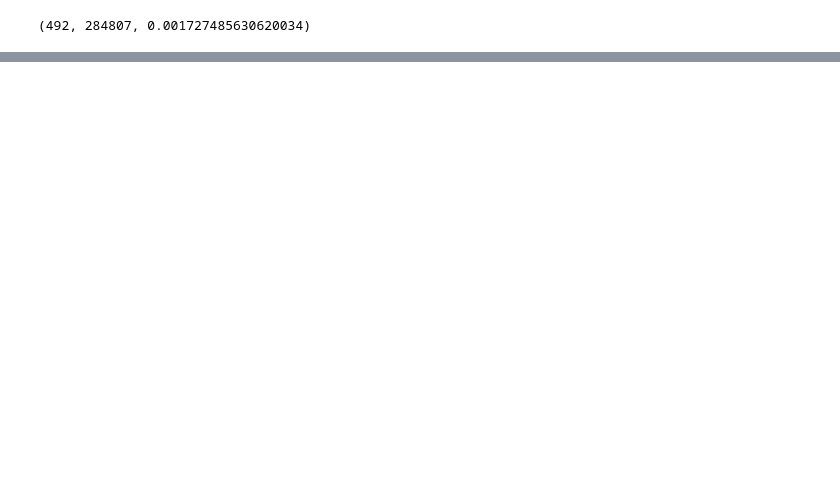
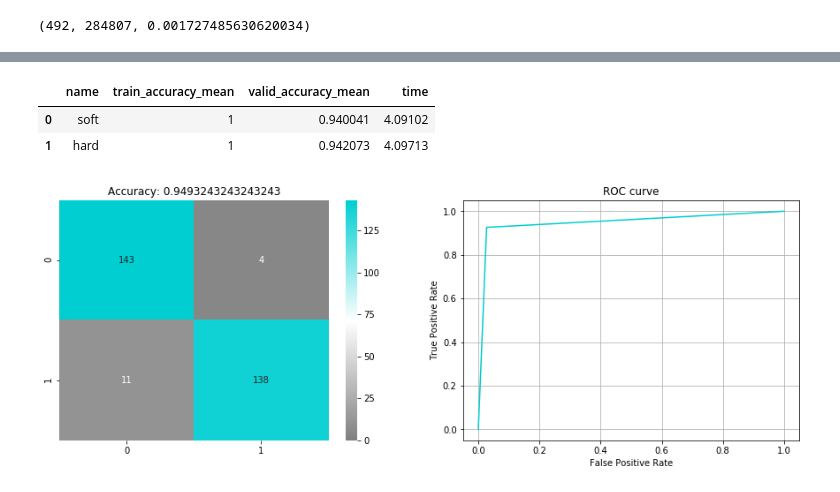
Before and after one commit to Gin04gh/datascience, a Jupyter notebook: kaggle_dataset_credit_card_fraud_detection/notebook.ipynb, the cells around one changed output, grey strips where cells are left out. Drawn from its saved outputs; the diff is of its cells as text; code cells hidden in the pictures; blank space fills up the shorter version.

```diff
--- a/kaggle_dataset_credit_card_fraud_detection/notebook.ipynb
+++ b/kaggle_dataset_credit_card_fraud_detection/notebook.ipynb
@@ -60,0 +389,43 @@ df['Class'].sum(), df['Class'].count(), df['Class'].sum() / df['Class'].count()
+# %%
+df_compare = pd.DataFrame(columns=['name', 'train_accuracy_mean', 'valid_accuracy_mean', 'time'])
+scoring = ['accuracy']
+
+vote_soft_model = ensemble.VotingClassifier(estimators=vote_models , voting='soft')
+cv_rlts = model_selection.cross_validate(vote_soft_model, df_sampled_x, df_sampled_y, scoring=scoring)
+df_compare.loc[0, 'name'] = 'soft'
+df_compare.loc[0, 'train_accuracy_mean'] = cv_rlts['train_accuracy'].mean()
+df_compare.loc[0, 'valid_accuracy_mean'] = cv_rlts['test_accuracy'].mean()
+df_compare.loc[0, 'time'] = cv_rlts['fit_time'].mean()
+
+vote_hard_model = ensemble.VotingClassifier(estimators=vote_models, voting='hard')
+cv_rlts = model_selection.cross_validate(vote_hard_model, df_sampled_x, df_sampled_y, scoring=scoring)
+df_compare.loc[1, 'name'] = 'hard'
+df_compare.loc[1, 'train_accuracy_mean'] = cv_rlts['train_accuracy'].mean()
+df_compare.loc[1, 'valid_accuracy_mean'] = cv_rlts['test_accuracy'].mean()
+df_compare.loc[1, 'time'] = cv_rlts['fit_time'].mean()
+
+df_compare
+# %% [output]
+|  | name | train_accuracy_mean | valid_accuracy_mean | time |
+| 0 | soft | 1 | 0.940041 | 4.09102 |
+| 1 | hard | 1 | 0.942073 | 4.09713 |
+# %%
+train_x, valid_x, train_y, valid_y = cross_validation.train_test_split(df_sampled_x, df_sampled_y, test_size=0.3, random_state=0)
+
+vote_soft_model.fit(train_x, train_y)
+
+pred = vote_soft_model.predict(valid_x)
+
+fig, axs = plt.subplots(ncols=2,figsize=(15,5))
+
+sns.heatmap(metrics.confusion_matrix(valid_y, pred), vmin=0, annot=True, fmt='d', cmap=cm, ax=axs[0])
+axs[0].set_title('Accuracy: {}'.format(metrics.accuracy_score(valid_y, pred)))
+fpr, tpr, thresholds = metrics.roc_curve(valid_y, pred)
+axs[1].plot(fpr, tpr, color=base_color)
+axs[1].set_title('ROC curve')
+axs[1].set_xlabel('False Positive Rate')
+axs[1].set_ylabel('True Positive Rate')
+axs[1].grid(True)
+plt.show()
+# %% [output]
+[figure, added]
```
Also changed, not shown: parts of 11 cells of this notebook.
